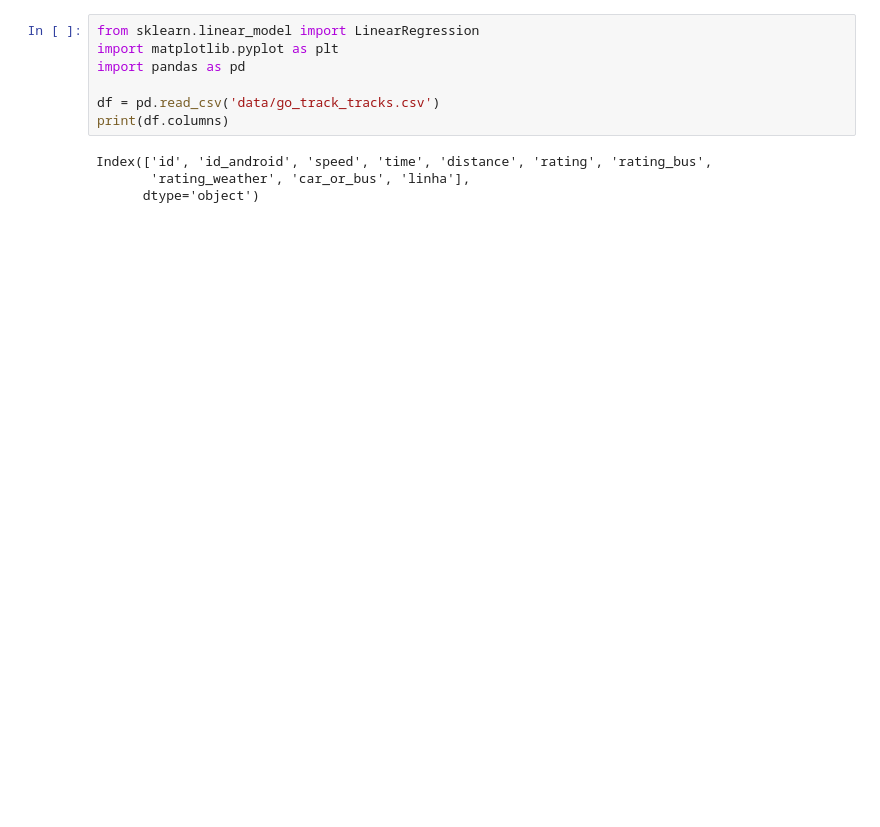
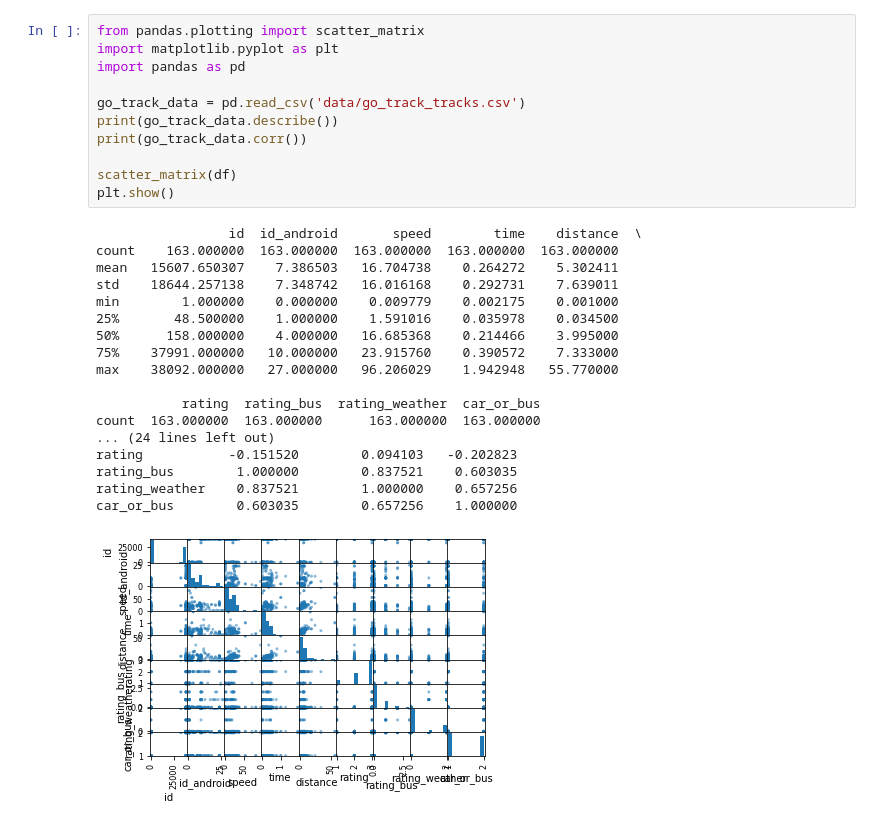
Before and after one commit to thiagosteps227/DataScienceProject, a Jupyter notebook: Regression/RegressionGPS.ipynb, the cells around one changed output. Drawn from its saved outputs; the diff is of its cells as text; blank space fills up the shorter version.

```diff
--- a/Regression/RegressionGPS.ipynb
+++ b/Regression/RegressionGPS.ipynb
@@ -1,12 +1,31 @@
 # %%
-from sklearn.linear_model import LinearRegression
+from pandas.plotting import scatter_matrix
 import matplotlib.pyplot as plt
 import pandas as pd
 
-df = pd.read_csv('data/go_track_tracks.csv')
-print(df.columns)
+go_track_data = pd.read_csv('data/go_track_tracks.csv')
+print(go_track_data.describe())
+print(go_track_data.corr())
+
+scatter_matrix(df)
+plt.show()
 # %% [output]
-Index(['id', 'id_android', 'speed', 'time', 'distance', 'rating', 'rating_bus',
-       'rating_weather', 'car_or_bus', 'linha'],
-      dtype='object')
+                 id  id_android       speed        time    distance  \
+count    163.000000  163.000000  163.000000  163.000000  163.000000
+mean   15607.650307    7.386503   16.704738    0.264272    5.302411
+std    18644.257138    7.348742   16.016168    0.292731    7.639011
+min        1.000000    0.000000    0.009779    0.002175    0.001000
+25%       48.500000    1.000000    1.591016    0.035978    0.034500
+50%      158.000000    4.000000   16.685368    0.214466    3.995000
+75%    37991.000000   10.000000   23.915760    0.390572    7.333000
+max    38092.000000   27.000000   96.206029    1.942948   55.770000
+
+           rating  rating_bus  rating_weather  car_or_bus
+count  163.000000  163.000000      163.000000  163.000000
+... (24 lines left out)
+rating           -0.151520        0.094103   -0.202823
+rating_bus        1.000000        0.837521    0.603035
+rating_weather    0.837521        1.000000    0.657256
+car_or_bus        0.603035        0.657256    1.000000
+[figure, added]
 # %%
```
Also changed, not shown: parts of 3 cells of this notebook.
